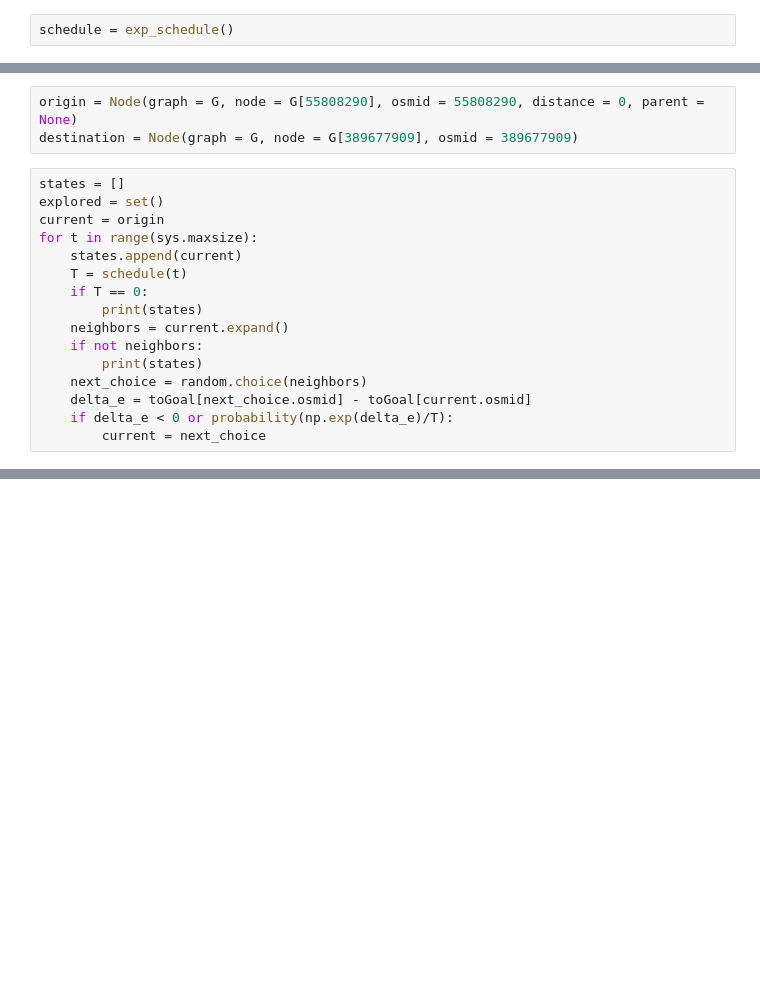
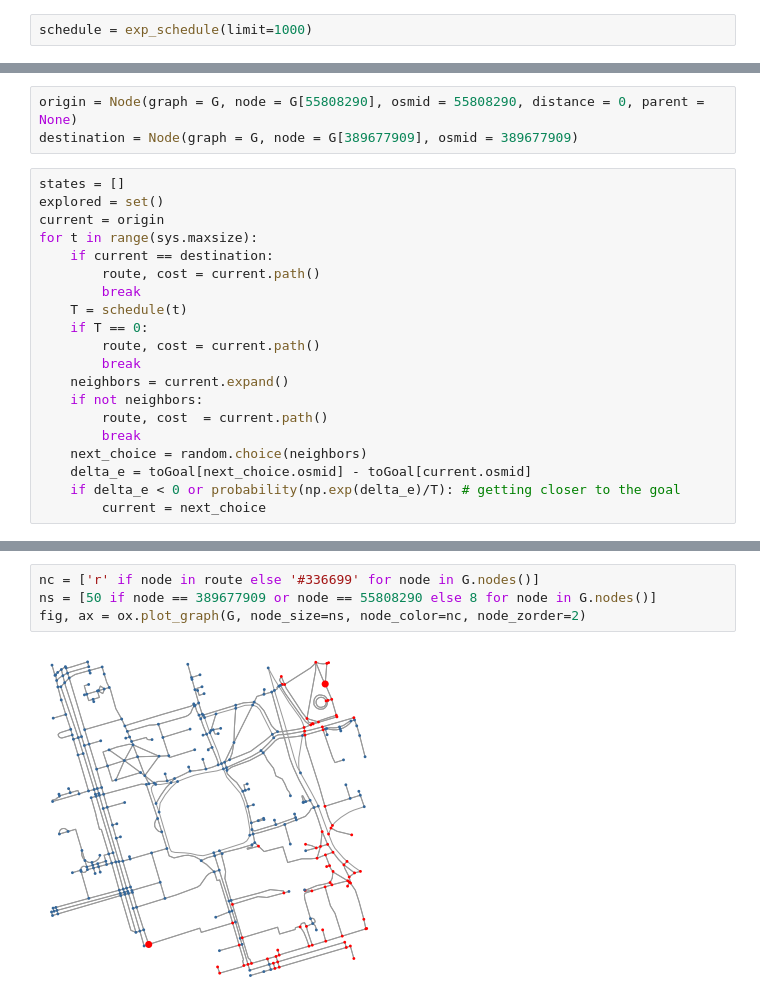
Before and after one commit to SmartMobilityAlgorithms/Trajectory-based-Search-Algorithms, a Jupyter notebook: simulated_annealing.ipynb, the cells around one changed output, grey strips where cells are left out. Saved outputs shown, nothing was run; the diff lists cells and outputs as text; blank space fills up the shorter version.

```diff
--- a/simulated_annealing.ipynb
+++ b/simulated_annealing.ipynb
@@ -65,7 +65,7 @@ source(exp_schedule)
 # %% [output]
 [interactive output not drawn]
 # %%
-schedule = exp_schedule()
+schedule = exp_schedule(limit=1000)
 # %%
 toGoal, _ = Astar_distance(G, 55808290, 389677909)
 # %%
@@ -76,14 +76,18 @@ states = []
 explored = set()
 current = origin
 for t in range(sys.maxsize):
-    states.append(current)
+    if current == destination:
+        route, cost = current.path()
+        break
     T = schedule(t)
     if T == 0:
-        print(states)
+        route, cost = current.path()
+        break
     neighbors = current.expand()
     if not neighbors:
-        print(states)
+        route, cost  = current.path()
+        break
     next_choice = random.choice(neighbors)
     delta_e = toGoal[next_choice.osmid] - toGoal[current.osmid]
-    if delta_e < 0 or probability(np.exp(delta_e)/T):
+    if delta_e < 0 or probability(np.exp(delta_e)/T): # getting closer to the goal
         current = next_choice
@@ -111,0 +114,6 @@ KeyboardInterrupt:
+# %%
+nc = ['r' if node in route else '#336699' for node in G.nodes()]
+ns = [50 if node == 389677909 or node == 55808290 else 8 for node in G.nodes()]
+fig, ax = ox.plot_graph(G, node_size=ns, node_color=nc, node_zorder=2)
+# %% [output]
+[figure, added]
```
Also changed, not shown: parts of 4 cells of this notebook, 2 other files.
